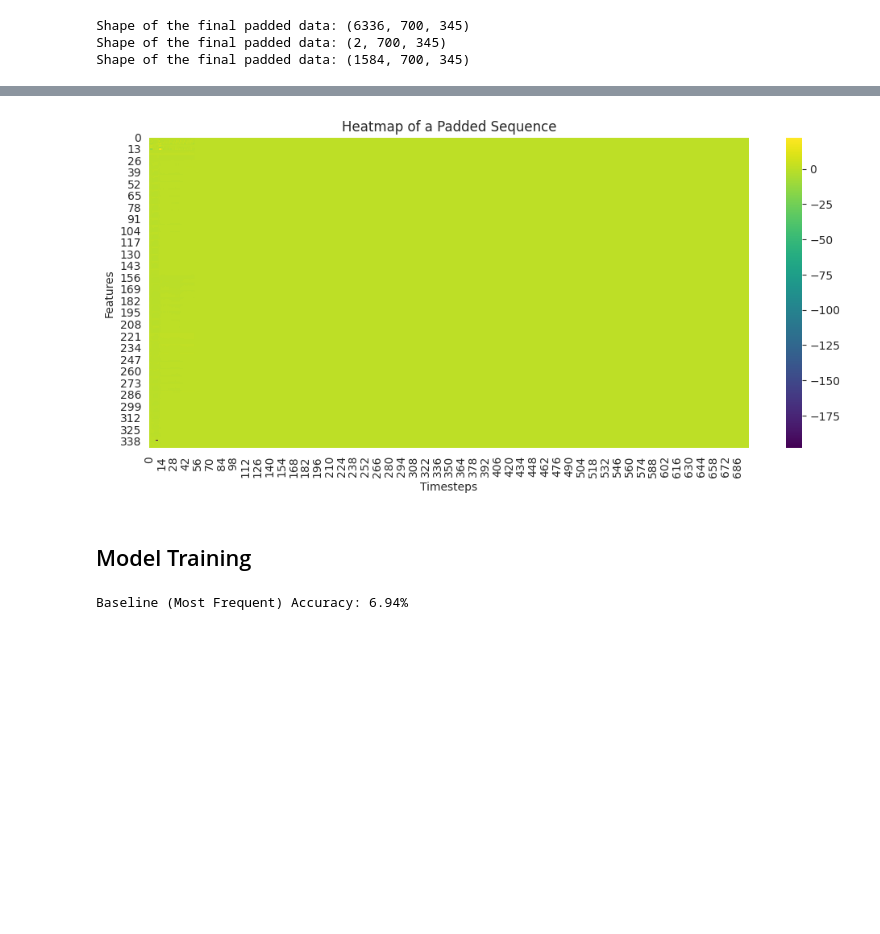
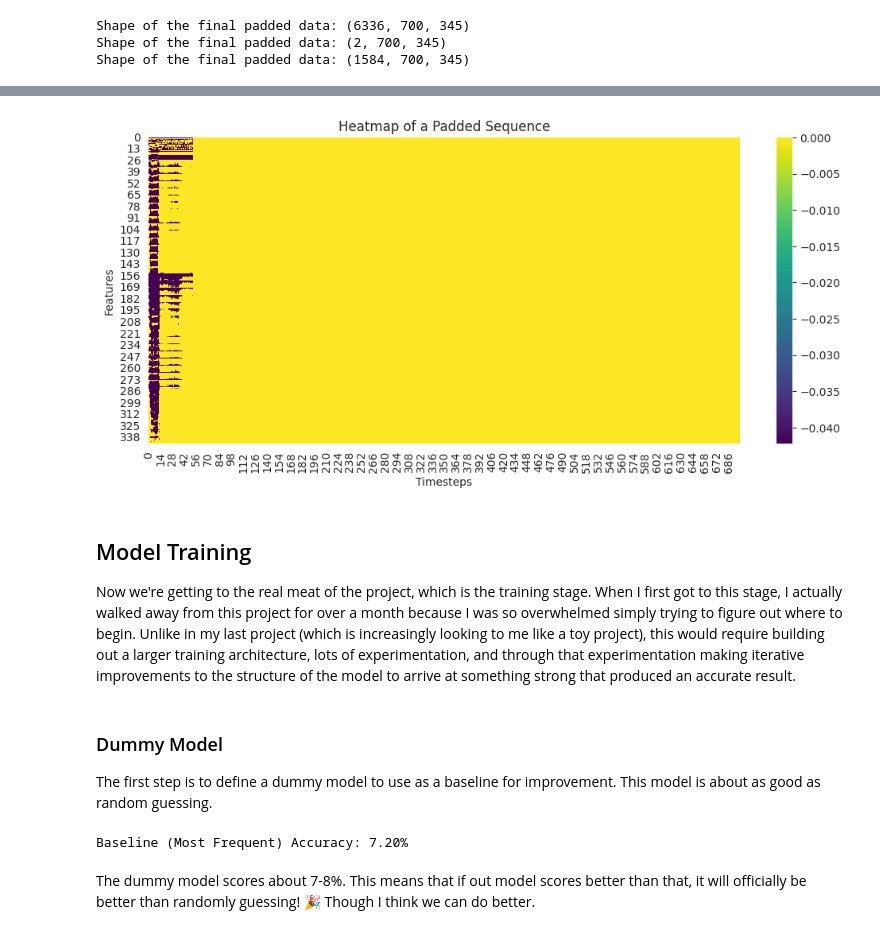
Before and after one commit to tomragus/CMI-Behavior-Detection-1D-CNN, a Jupyter notebook: CMI Behavior Detection Model 1D-CNN.ipynb, the cells around one changed output, grey strips where cells are left out. Saved outputs shown, nothing was run; the diff lists cells and outputs as text; code cells hidden in the pictures; blank space fills up the shorter version.

```diff
--- a/CMI Behavior Detection Model 1D-CNN.ipynb
+++ b/CMI Behavior Detection Model 1D-CNN.ipynb
@@ -389,7 +424,6 @@ for i, seq in enumerate(seq_ids):
     # add phase shading
     for phase, color in [('Transition', 'lightgray'), ('Gesture', 'lightcoral')]:
         mask = df['phase'] == phase
-        if not mask.any(): continue
         idxs = np.where(mask)[0]
         for start, end in zip(np.concatenate(([0], np.where(np.diff(idxs) > 1)[0] + 1)), np.concatenate((np.where(np.diff(idxs) > 1)[0], [len(idxs)-1]))):
             t0, t1 = df.iloc[idxs[start]]['sequence_counter'], df.iloc[idxs[end]]['sequence_counter']
@@ -398,7 +432,7 @@ for i, seq in enumerate(seq_ids):
     # format subplot
     ax.set_title(f"Subject 023739 – {df['gesture'].iloc[0]} ({df['sequence_type'].iloc[0]})", fontsize=10, fontweight='bold')
     ax.set(xlabel="", ylabel="Value")
-    ax.legend(loc='upper right', fontsize='small').set_visible(i == 0)  # Only show legend for first plot
+    ax.legend(loc='upper right', fontsize='small').set_visible(i == 0)
     ax.grid(True)
 
 # clean up and show
@@ -492,4 +548,0 @@ Explain what linear interpolation is and why it is so important.
-# %%
-# linear interpolation for missing acceleration data
-acc_cols = ["acc_x", "acc_y", "acc_z"]
-train[acc_cols] = train[acc_cols].interpolate(method='linear', limit_direction='both')
@@ -592,7 +664,7 @@ def calculate_sequence_features(group):
     new_feats['angular_distance'] = ang_dist
 
     # rotation angle velocity
-    new_feats['rot_angle_vel'] = ang_dist * 0.1
+    new_feats['rot_angle_vel'] = ang_dist / 0.1
 
     # angular velocity
     delta_x = w1*x2 + x1*w2 + y1*z2 - z1*y2
@@ -786,18 +860,24 @@ del labels_val_ALL
 # %%
 # select a sample to view (the first one)
 sample_to_view = train_padded_ALL[1]
 
 # create the heatmap
 plt.figure(figsize=(12, 5))
-sns.heatmap(sample_to_view.T, cmap='viridis')
+sns.heatmap(sample_to_view.T, cmap='viridis', robust=True)
 plt.title('Heatmap of a Padded Sequence')
 plt.xlabel('Timesteps')
 plt.ylabel('Features')
 plt.show()
 # %% [output]
-[figure, old version]
+[figure, new version]
-# %% [markdown]
-## Model Training
+# %% [markdown]
+## Model Training
+
+Now we're getting to the real meat of the project, which is the training stage. When I first got to this stage, I actually walked away from this project for over a month because I was so overwhelmed simply trying to figure out where to begin. Unlike in my last project (which is increasingly looking to me like a toy project), this would require building out a larger training architecture, lots of experimentation, and through that experimentation making iterative improvements to the structure of the model to arrive at something strong that produced an accurate result.
+# %% [markdown]
+### Dummy Model
+
+The first step is to define a dummy model to use as a baseline for improvement. This model is about as good as random guessing.
 # %%
 dummy_clf = DummyClassifier(strategy="most_frequent")
 
@@ -816,4 +896,6 @@ y_val_pred_dummy = dummy_clf.predict(val_padded_ALL)
 baseline_accuracy = accuracy_score(y_val_ALL, y_val_pred_dummy)
 print(f"Baseline (Most Frequent) Accuracy: {baseline_accuracy * 100:.2f}%")
 # %% [output]
-Baseline (Most Frequent) Accuracy: 6.94%
+Baseline (Most Frequent) Accuracy: 7.20%
+# %% [markdown]
+The dummy model scores about 7-8%. This means that if out model scores better than that, it will officially be better than randomly guessing! 🎉 Though I think we can do better.
```
Also changed, not shown: parts of 58 cells of this notebook.
